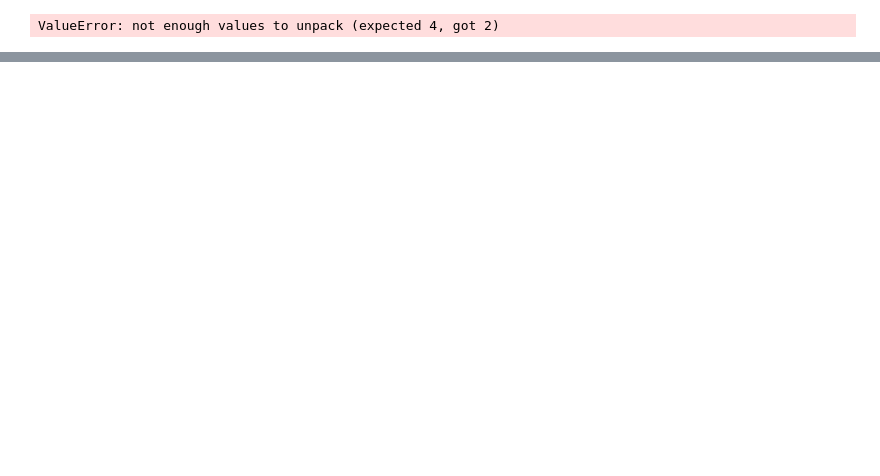
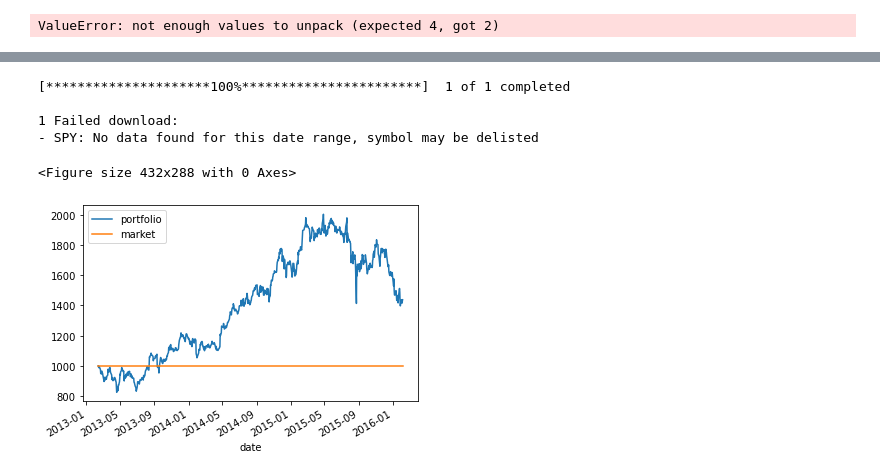
Before and after one commit to ChenYiYuIvan/rl_portfolio_management, a Jupyter notebook: testing.ipynb, the cells around one changed output, grey strips where cells are left out. Drawn from its saved outputs; the diff is of its cells as text; code cells hidden in the pictures; blank space fills up the shorter version.

```diff
--- a/testing.ipynb
+++ b/testing.ipynb
@@ -52,0 +54,24 @@ ax.set_xlim(pd.Timestamp('2013-02-08'), pd.Timestamp('2016-02-07'))
+# %%
+from src.environments.portfolio2 import Portfolio2
+import numpy as np
+
+p2 = Portfolio2("2013-02-12", "2016-02-05", 3)
+p2.market.data.shape
+
+p2.reset()
+while True:
+    #action = np.random.rand(17)
+    action = -1000000 * np.ones(17)
+    action[1] = 1000000
+    a,b,c,d = p2.step(action)
+    if d:
+        break
+
+p2.render()
+# %% [output]
+[*********************100%***********************]  1 of 1 completed
+
+1 Failed download:
+- SPY: No data found for this date range, symbol may be delisted
+<Figure size 432x288 with 0 Axes>
+[figure, added]
```
Also changed, not shown: parts of 3 cells of this notebook, 4 other files.
